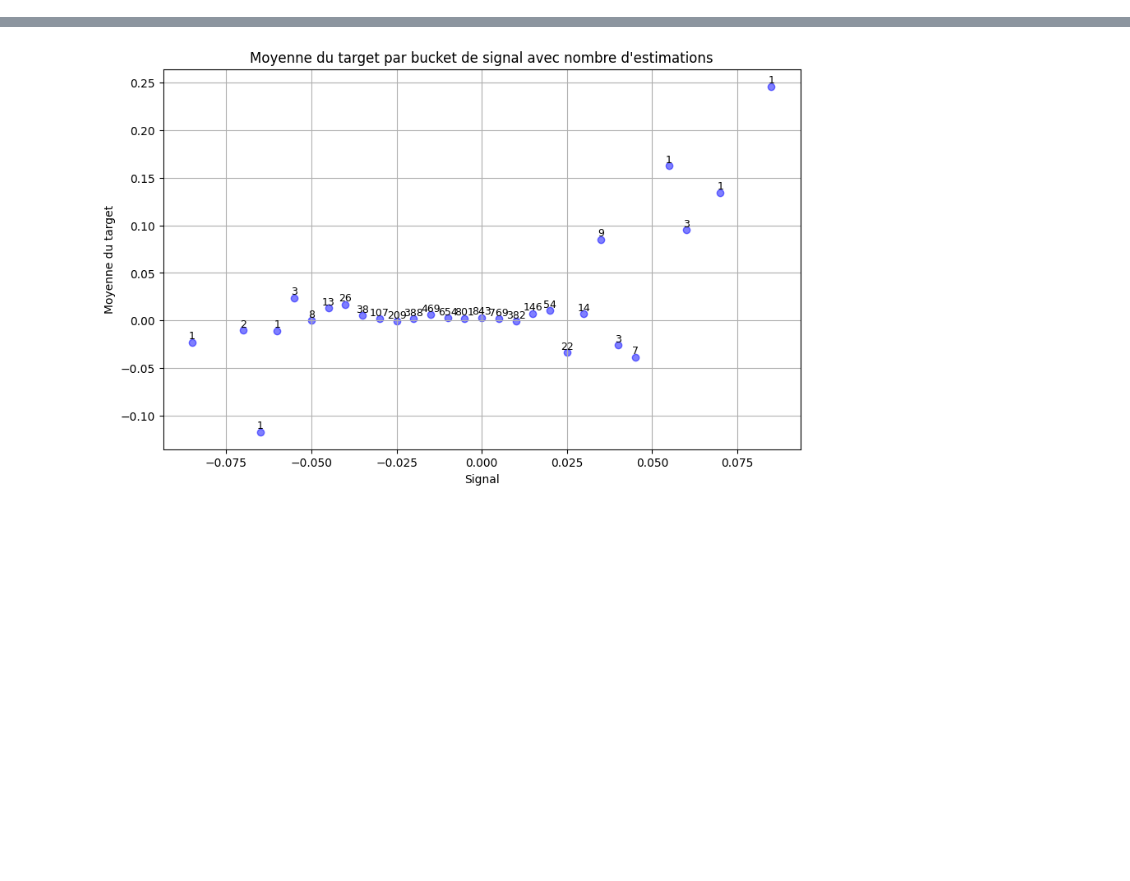
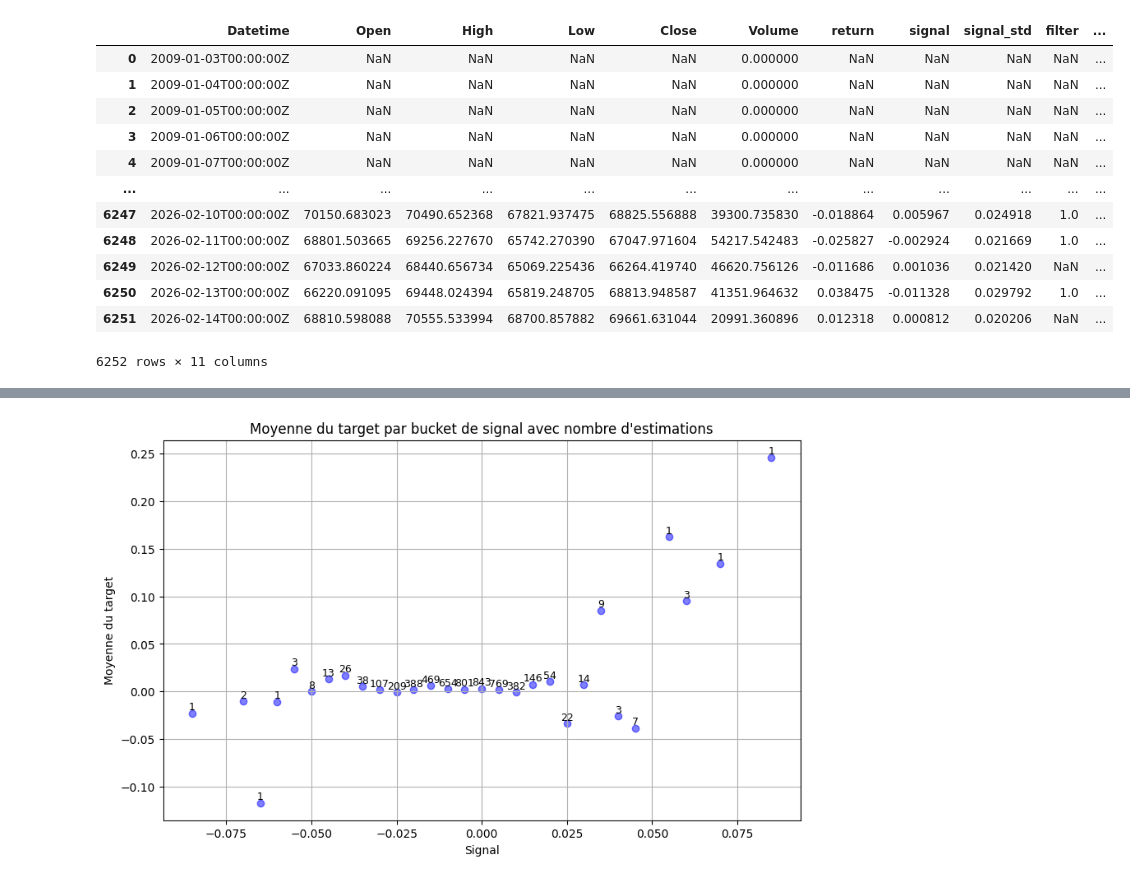
Before and after one commit to EliottAppo/Tyche, a Jupyter notebook: research/notebooks/test_justin.ipynb, the cells around one changed output, grey strips where cells are left out. Cells and saved outputs as stored; diff of their text form; code cells hidden in the pictures; blank space fills up the shorter version.

```diff
--- a/research/notebooks/test_justin.ipynb
+++ b/research/notebooks/test_justin.ipynb
@@ -10,0 +51,16 @@ bitcoin_data['target'] = bitcoin_data['return'].shift(-1)
+# %%
+bitcoin_data
+# %% [output]
+|  | Datetime | Open | High | Low | Close | Volume | return | signal | signal_std | filter | ... |
+| 0 | 2009-01-03T00:00:00Z | NaN | NaN | NaN | NaN | 0.000000 | NaN | NaN | NaN | NaN | ... |
+| 1 | 2009-01-04T00:00:00Z | NaN | NaN | NaN | NaN | 0.000000 | NaN | NaN | NaN | NaN | ... |
+| 2 | 2009-01-05T00:00:00Z | NaN | NaN | NaN | NaN | 0.000000 | NaN | NaN | NaN | NaN | ... |
+| 3 | 2009-01-06T00:00:00Z | NaN | NaN | NaN | NaN | 0.000000 | NaN | NaN | NaN | NaN | ... |
+| 4 | 2009-01-07T00:00:00Z | NaN | NaN | NaN | NaN | 0.000000 | NaN | NaN | NaN | NaN | ... |
+| ... | ... | ... | ... | ... | ... | ... | ... | ... | ... | ... | ... |
+| 6247 | 2026-02-10T00:00:00Z | 70150.683023 | 70490.652368 | 67821.937475 | 68825.556888 | 39300.735830 | -0.018864 | 0.005967 | 0.024918 | 1.0 | ... |
+| 6248 | 2026-02-11T00:00:00Z | 68801.503665 | 69256.227670 | 65742.270390 | 67047.971604 | 54217.542483 | -0.025827 | -0.002924 | 0.021669 | 1.0 | ... |
+| 6249 | 2026-02-12T00:00:00Z | 67033.860224 | 68440.656734 | 65069.225436 | 66264.419740 | 46620.756126 | -0.011686 | 0.001036 | 0.021420 | NaN | ... |
+| 6250 | 2026-02-13T00:00:00Z | 66220.091095 | 69448.024394 | 65819.248705 | 68813.948587 | 41351.964632 | 0.038475 | -0.011328 | 0.029792 | 1.0 | ... |
+| 6251 | 2026-02-14T00:00:00Z | 68810.598088 | 70555.533994 | 68700.857882 | 69661.631044 | 20991.360896 | 0.012318 | 0.000812 | 0.020206 | NaN | ... |
+6252 rows × 11 columns
```
Also changed, not shown: parts of 11 cells of this notebook, 3 other files.
